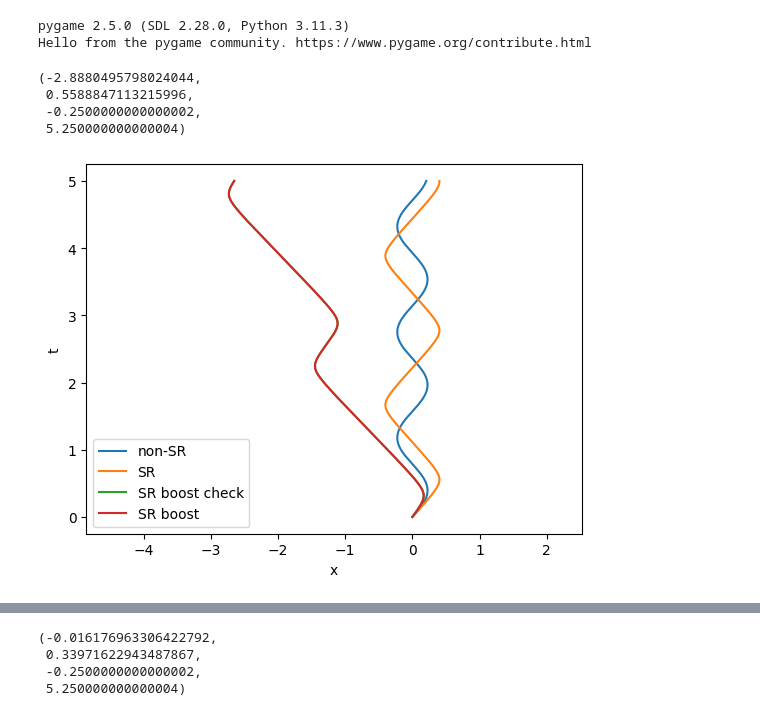
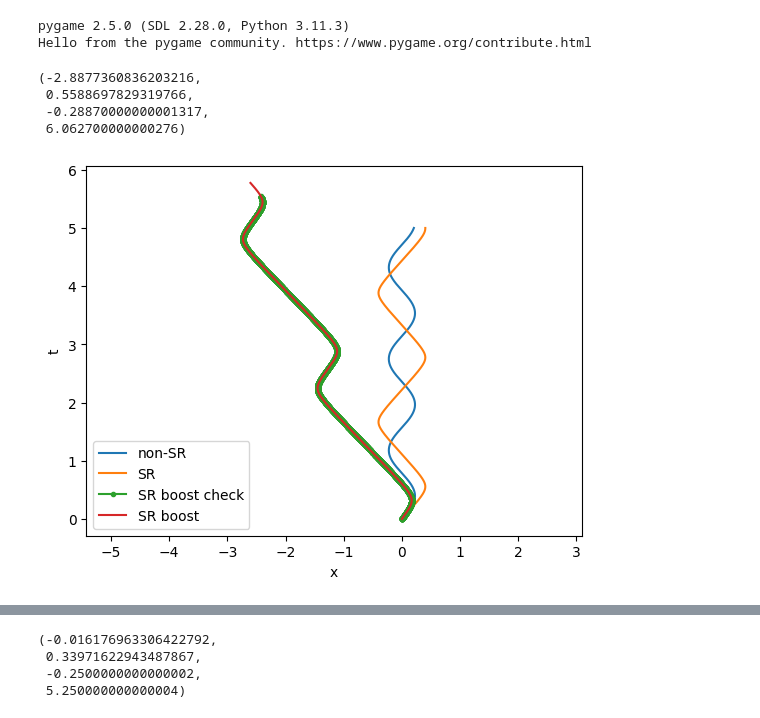
Before and after one commit to kurtamohler/physics-sims, a Jupyter notebook: notebooks/Harmonic Oscillator.ipynb, the cells around one changed output, grey strips where cells are left out. Saved outputs shown, nothing was run; the diff lists cells and outputs as text; code cells hidden in the pictures.

```diff
--- a/notebooks/Harmonic Oscillator.ipynb
+++ b/notebooks/Harmonic Oscillator.ipynb
@@ -7,6 +7,7 @@ import spacetimelib as st
 pygame 2.5.0 (SDL 2.28.0, Python 3.11.3)
 Hello from the pygame community. https://www.pygame.org/contribute.html
 # %%
+t = 0
 x = 0
 v = 0.9
 m = 0.25
@@ -15,56 +16,52 @@ run_time = 5
 time_delta = 0.001
 
 trajectory = np.array(SimRunner().run_headless(
-    Oscillator1DSim(x=x, v=v, m=m, k=k),
+    Oscillator1DSim(t=t, x=x, v=v, m=m, k=k),
     run_time,
     time_delta=time_delta))
 trajectory_sr = np.array(SimRunner().run_headless(
-    Oscillator1DSRSim(x=x, v=v, m=m, k=k),
+    Oscillator1DSRSim(t=t, x=x, v=v, m=m, k=k),
     run_time,
     time_delta=time_delta))
 
 v_boost = 0.5
 
-# TODO: In order to handle setting initial x to non-zero, we also need to be
-# able to set the initial time! That's because if we boost the initial event
-# (t=0, x), we get a nonzero time coord in the other frame. So to run identical
-# experiments in two different frames where the initial space coord is not x=0,
-# we need to have the flexibility to start the sim at any time coord. And that's
-# just a good feature to have anyway, you may not always want to be locked in at
-# starting with t=0. You want to be able to have the freedom to explore the whole
-# space of solutions.
+
+run_time_boost = run_time / (1 - v_boost**2)**0.5
+start_event = st.boost([0, x], v_boost)
 trajectory_sr_boost = np.array(SimRunner().run_headless(
     Oscillator1DSRBoostSim(
-        x=st.boost([0, x], v_boost)[1],
+        t=start_event[0],
+        x=start_event[1],
         v=st.boost_velocity_s(v, v_boost),
         m=m,
         k=k,
         v_boost=v_boost
     ),
-    run_time,
+    run_time_boost,
     time_delta=time_delta
 ))
 
 w_boost_check = st.Worldline(trajectory_sr[:, [0, 1]]).boost(v_boost)
 # Cut the worldline down to only the time range we want
 vertices = w_boost_check._vertices
-vertices = vertices[np.where(vertices[:, 0] <= run_time)]
+vertices = vertices[np.where(vertices[:, 0] <= start_event[0] + run_time_boost)]
 w_boost_check._vertices = vertices
 # %%
 plt.plot(*trajectory[:, [1, 0]].T, label='non-SR')
 plt.plot(*trajectory_sr[:, [1, 0]].T, label='SR')
-plt.plot(*w_boost_check.plot(), label='SR boost check')
+plt.plot(*w_boost_check.plot(), label='SR boost check', marker='.')
 plt.plot(*trajectory_sr_boost[:, [1, 0]].T, label='SR boost')
 plt.legend()
 plt.xlabel('x')
 plt.ylabel('t')
 plt.axis('equal')
 # %% [output]
-(-2.8880495798024044,
- 0.5588847113215996,
- -0.2500000000000002,
- 5.250000000000004)
+(-2.8877360836203216,
+ 0.5588697829319766,
+ -0.28870000000001317,
+ 6.062700000000276)
-[figure, old version]
+[figure, new version]
 # %%
 plt.plot(*trajectory[:, [2, 0]].T, label='non-SR')
 plt.plot(*trajectory_sr[:, [2, 0]].T, label='SR')
```
Also changed, not shown: parts of 2 cells of this notebook, 16 other files.
